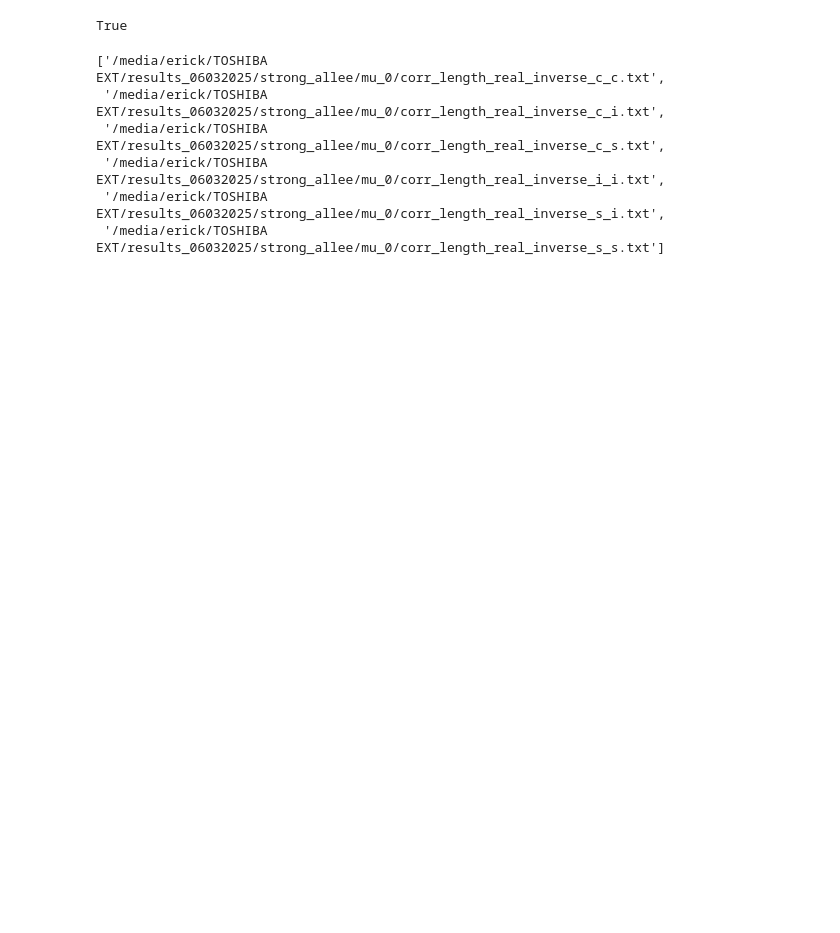
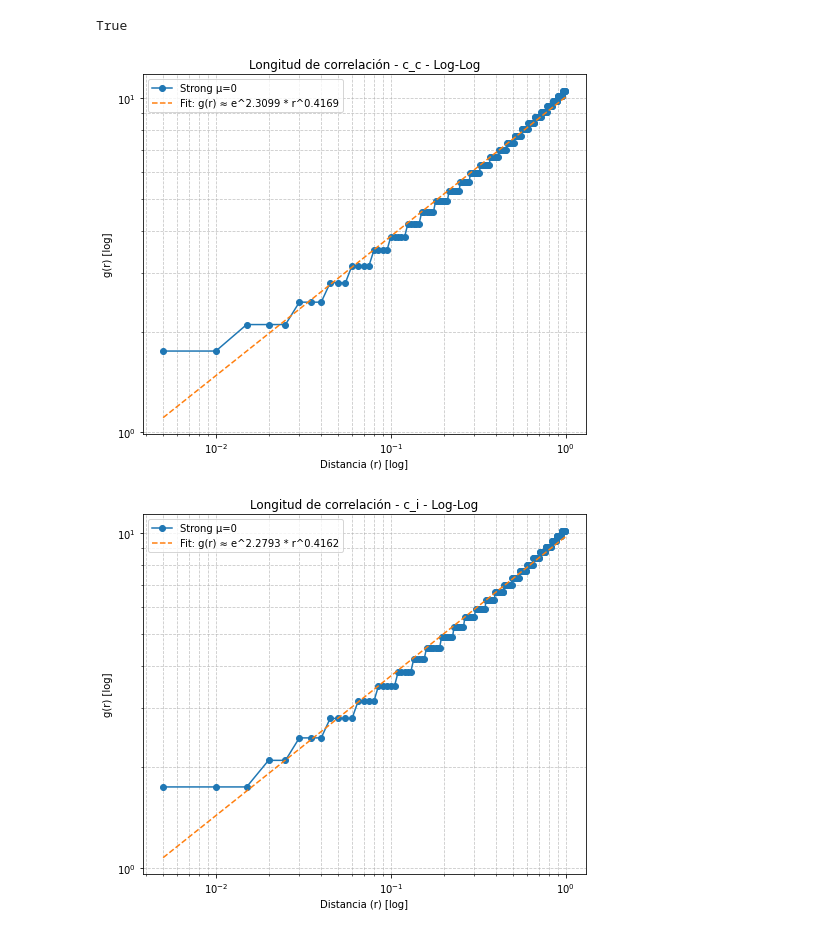
Before and after one commit to ErickSerrato631/doctorado_efsg, a Jupyter notebook: new_model_10112024/Strong Allee/correlation_comparison.ipynb, the cells around one changed output. Cells and saved outputs as stored; diff of their text form; code cells hidden in the pictures; blank space fills up the shorter version.

```diff
--- a/new_model_10112024/Strong Allee/correlation_comparison.ipynb
+++ b/new_model_10112024/Strong Allee/correlation_comparison.ipynb
@@ -49,15 +49,6 @@ corr_length_strong_mu0 = obtener_archivos_corr_length(ruta_strong_mu0)
 corr_length_strong_mu1 = obtener_archivos_corr_length(ruta_strong_mu1)
 corr_length_weak_mu0 = obtener_archivos_corr_length(ruta_weak_mu0)
 corr_length_weak_mu1 = obtener_archivos_corr_length(ruta_weak_mu1)
-# %%
-corr_length_strong_mu0
-# %% [output]
-['/media/erick/TOSHIBA EXT/results_06032025/strong_allee/mu_0/corr_length_real_inverse_c_c.txt',
- '/media/erick/TOSHIBA EXT/results_06032025/strong_allee/mu_0/corr_length_real_inverse_c_i.txt',
- '/media/erick/TOSHIBA EXT/results_06032025/strong_allee/mu_0/corr_length_real_inverse_c_s.txt',
- '/media/erick/TOSHIBA EXT/results_06032025/strong_allee/mu_0/corr_length_real_inverse_i_i.txt',
- '/media/erick/TOSHIBA EXT/results_06032025/strong_allee/mu_0/corr_length_real_inverse_s_i.txt',
- '/media/erick/TOSHIBA EXT/results_06032025/strong_allee/mu_0/corr_length_real_inverse_s_s.txt']
 # %%
 def plot_correlation_loglog(title):
     # Diccionario para almacenar los resultados
@@ -224,4 +215,7 @@ def plot_fits_only(selected_labels, title, fit_results_file="resultados_regresio
         plt.show()
 # %%
 # Llamar a la función de graficación con las listas de archivos y un título
-# plot_correlation_loglog("Longitud de correlación")
+plot_correlation_loglog("Longitud de correlación")
+# %% [output]
+[figure, added]
+[figure, added]
```
Also changed, not shown: parts of 3 cells of this notebook, 5 other files.
